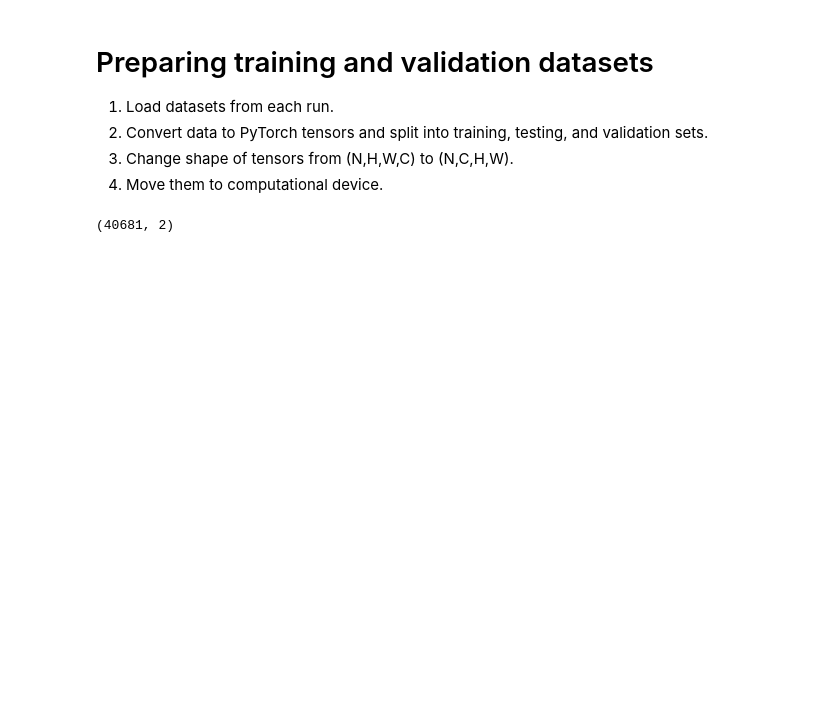
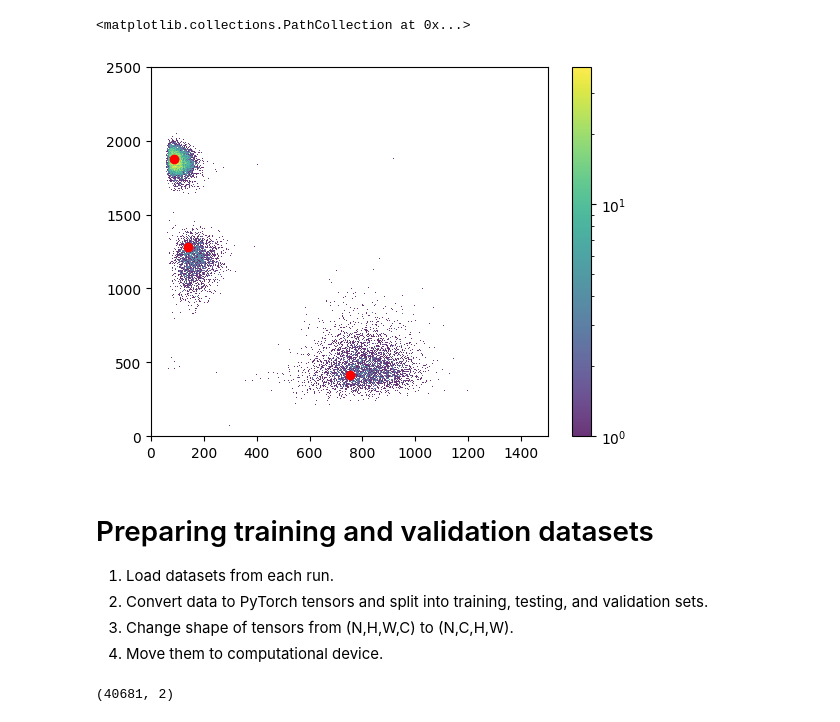
Before and after one commit to DJHoulihan/Bayesian-Optimized-HDBSCAN-for-SPS-Experiments, a Jupyter notebook: finalproject.ipynb, the cells around one changed output. Saved outputs shown, nothing was run; the diff lists cells and outputs as text; code cells hidden in the pictures; blank space fills up the shorter version.

```diff
--- a/finalproject.ipynb
+++ b/finalproject.ipynb
@@ -28,3 +63,20 @@ import roottotext
+# %%
+# Find peaks in smoothed data
+
+# print(x_peak_positions,y_peak_positions)
+fig, ax = plt.subplots()
+hist, xedges, yedges, image = ax.hist2d(smoothed_data[0],smoothed_data[1], bins = [512,512], range = [[0,1500],[0,2500]],cmap = 'viridis', norm = colors.LogNorm(), alpha = 0.8)
+plt.colorbar(image, ax = ax)
+
+peaks = peak_local_max(hist, threshold_abs = 2, num_peaks = 3,min_distance= 20)
+x_peak_positions = xedges[peaks[:, 0]] + (xedges[1] - xedges[0]) / 2
+y_peak_positions = yedges[peaks[:, 1]] + (yedges[1] - yedges[0]) / 2
+
+peak_pos = np.column_stack((x_peak_positions,y_peak_positions))
+plt.scatter(peak_pos[:,0],peak_pos[:,1], facecolor = 'red')
+# %% [output]
+<matplotlib.collections.PathCollection at 0x...>
+[figure, added]
 # %% [markdown]
 # Preparing training and validation datasets
 1. Load datasets from each run.
```
Also changed, not shown: parts of 4 cells of this notebook.
